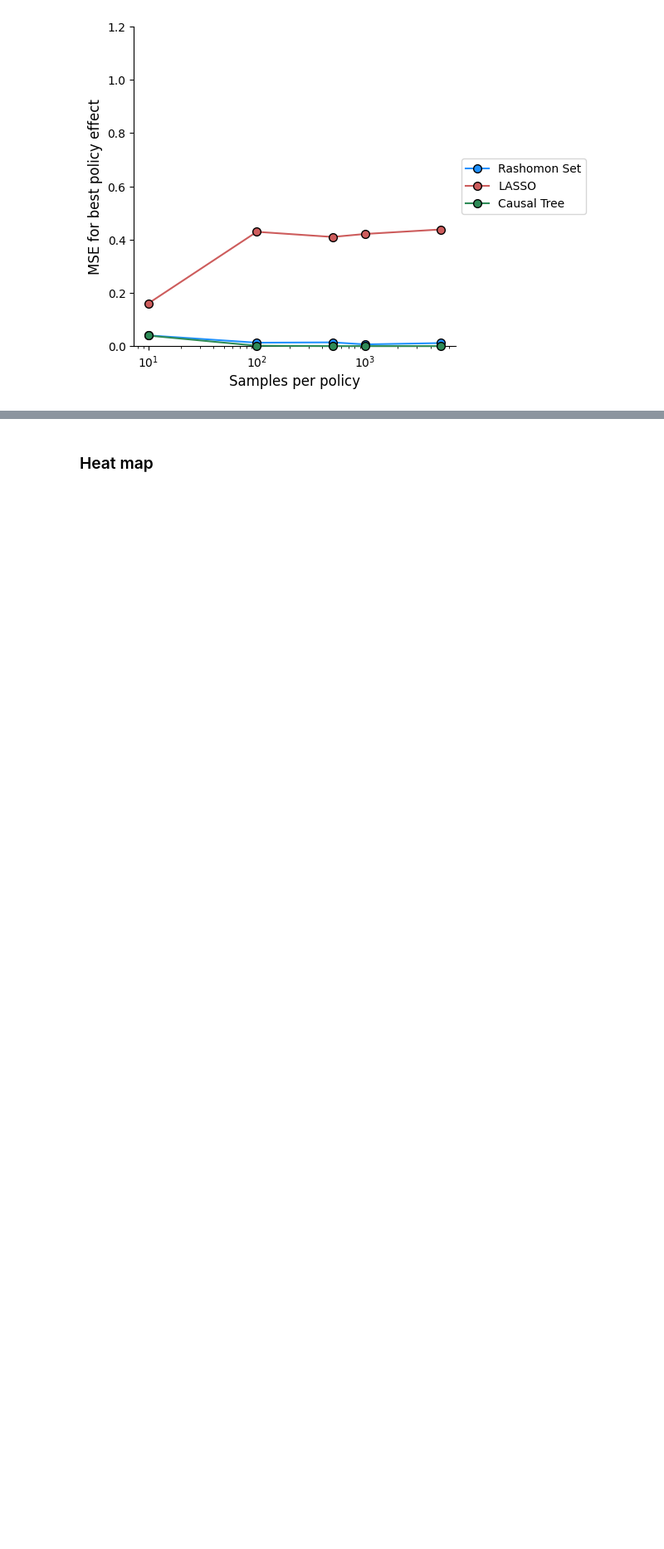
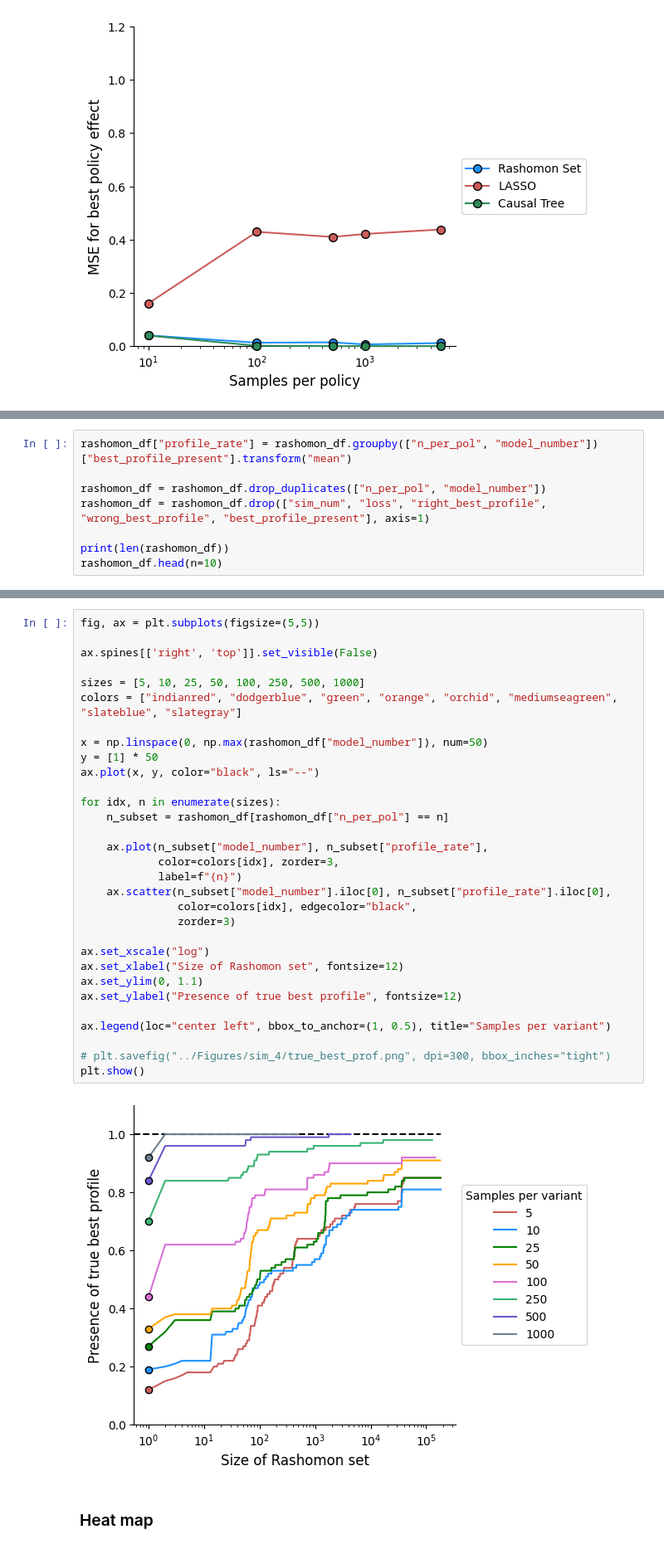
Before and after one commit to AparaV/rashomon-partition-sets, a Jupyter notebook: Code/analyze_results.ipynb, the cells around one changed output, grey strips where cells are left out. Shown at 83% size. Drawn from its saved outputs; the diff is of its cells as text; blank space fills up the shorter version.

Commit message:
New set of simulations and results to illustrate the Rashomon effect

```diff
--- a/Code/analyze_results.ipynb
+++ b/Code/analyze_results.ipynb
@@ -742,0 +865,8 @@ plt.show()
+# %%
+rashomon_df["profile_rate"] = rashomon_df.groupby(["n_per_pol", "model_number"])["best_profile_present"].transform("mean")
+
+rashomon_df = rashomon_df.drop_duplicates(["n_per_pol", "model_number"])
+rashomon_df = rashomon_df.drop(["sim_num", "loss", "right_best_profile", "wrong_best_profile", "best_profile_present"], axis=1)
+
+print(len(rashomon_df))
+rashomon_df.head(n=10)
@@ -743,3 +886,36 @@ plt.show()
+# %%
+fig, ax = plt.subplots(figsize=(5,5))
+
+ax.spines[['right', 'top']].set_visible(False)
+
+sizes = [5, 10, 25, 50, 100, 250, 500, 1000]
+colors = ["indianred", "dodgerblue", "green", "orange", "orchid", "mediumseagreen", "slateblue", "slategray"]
+
+x = np.linspace(0, np.max(rashomon_df["model_number"]), num=50)
+y = [1] * 50
+ax.plot(x, y, color="black", ls="--")
+
+for idx, n in enumerate(sizes):
+    n_subset = rashomon_df[rashomon_df["n_per_pol"] == n]
+
+    ax.plot(n_subset["model_number"], n_subset["profile_rate"],
+            color=colors[idx], zorder=3,
+            label=f"{n}")
+    ax.scatter(n_subset["model_number"].iloc[0], n_subset["profile_rate"].iloc[0],
+               color=colors[idx], edgecolor="black",
+               zorder=3)
+
+ax.set_xscale("log")
+ax.set_xlabel("Size of Rashomon set", fontsize=12)
+ax.set_ylim(0, 1.1)
+ax.set_ylabel("Presence of true best profile", fontsize=12)
+
+ax.legend(loc="center left", bbox_to_anchor=(1, 0.5), title="Samples per variant")
+
+# plt.savefig("../Figures/sim_4/true_best_prof.png", dpi=300, bbox_inches="tight")
+plt.show()
+# %% [output]
+[figure, added]
 # %% [markdown]
 ### Heat map
 # %%
```
Also changed, not shown: parts of 12 cells of this notebook, 4 other files.
